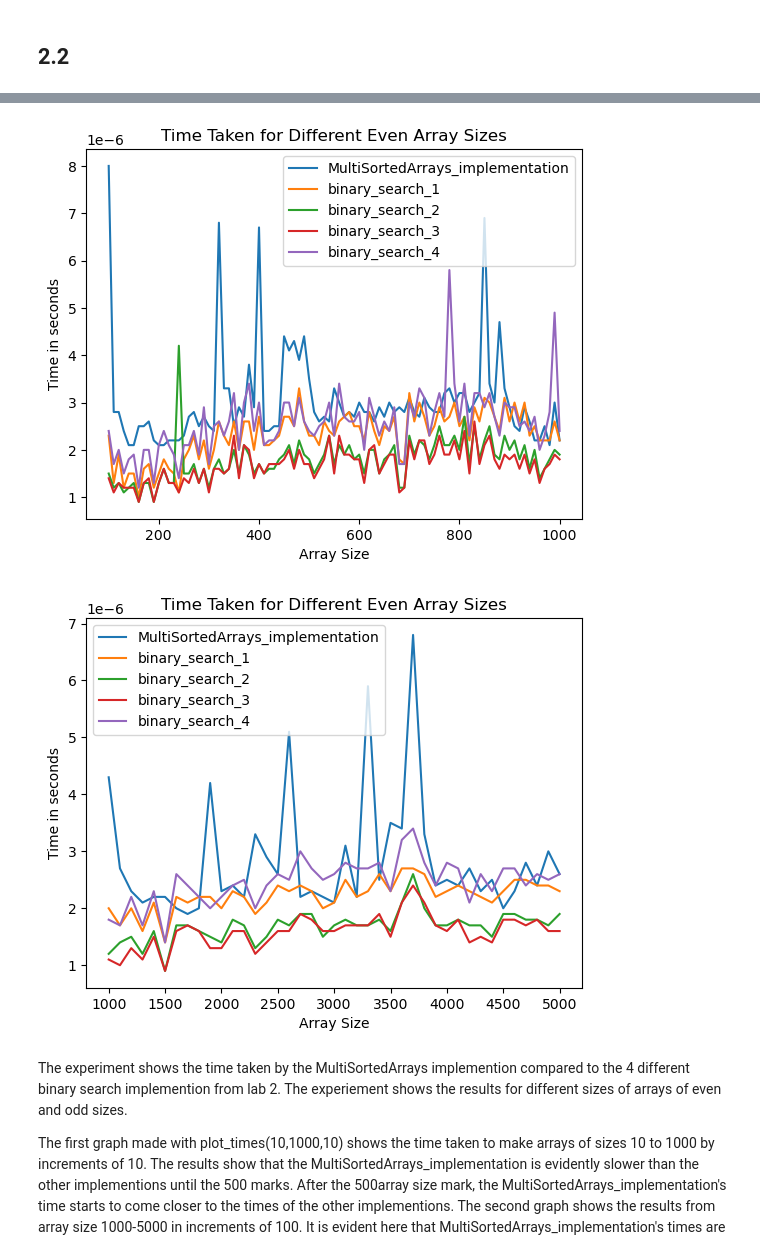
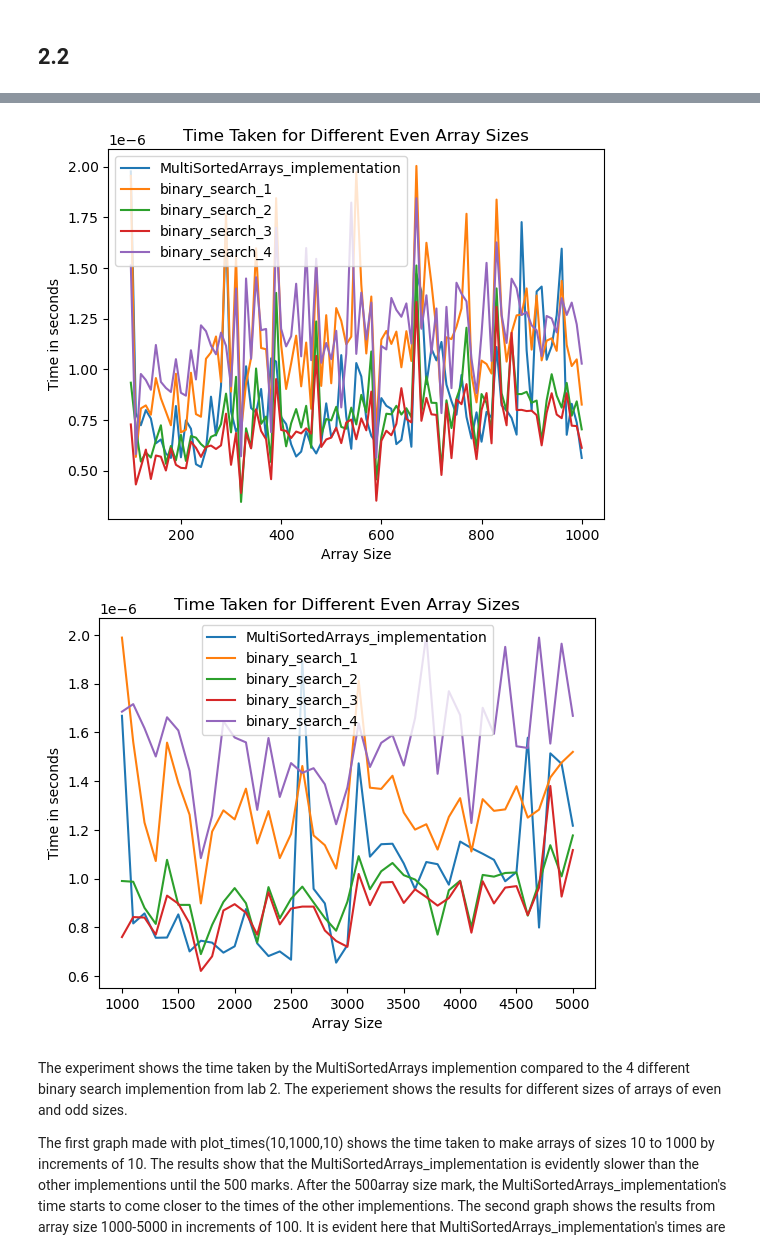
Before and after one commit to Faizanm0389/2XC3-GROUP, a Jupyter notebook: lab4/Lab_IV.ipynb, the cells around one changed output, grey strips where cells are left out. Cells and saved outputs as stored; diff of their text form; code cells hidden in the pictures.

```diff
--- a/lab4/Lab_IV.ipynb
+++ b/lab4/Lab_IV.ipynb
@@ -635,7 +648,7 @@ def plot_times(smallest_size, largest_size, increment):
         xs = generateOdd(size)
         s = random.choice(xs)
 
-        ds_time = measure_time(ds_implementation, MultiSortedArrays(max_capacity=size), xs, s)
+        ds_time = measure_time(ds_implementation, MultiSortedArrays(), xs, s)
         binary_search_1_time = measure_time(binary_search_1, xs, s)
         binary_search_2_time = measure_time(binary_search_2, xs, s)
         binary_search_3_time = measure_time(binary_search_3, xs, s)
@@ -685,36 +698,36 @@ def plot_times(smallest_size, largest_size, increment):
 
     for size in sizes:
         xs = generateOdd(size)
         s = random.choice(xs)
 
-        ds_time = measure_time(ds_implementation, MultiSortedArrays(max_capacity=size), xs, s)
+        ds_time = measure_time(ds_implementation, MultiSortedArrays(), xs, s)
         binary_search_1_time = measure_time(binary_search_1, xs, s)
         binary_search_2_time = measure_time(binary_search_2, xs, s)
         binary_search_3_time = measure_time(binary_search_3, xs, s)
         binary_search_4_time = measure_time(binary_search_4, xs, s, 0, len(xs) - 1)
 
         ds_times.append(ds_time)
         binary_search_1_times.append(binary_search_1_time)
         binary_search_2_times.append(binary_search_2_time)
         binary_search_3_times.append(binary_search_3_time)
         binary_search_4_times.append(binary_search_4_time)
 
     plt.plot(sizes, ds_times, label='MultiSortedArrays_implementation')
     plt.plot(sizes, binary_search_1_times, label='binary_search_1')
     plt.plot(sizes, binary_search_2_times, label='binary_search_2')
     plt.plot(sizes, binary_search_3_times, label='binary_search_3')
     plt.plot(sizes, binary_search_4_times, label='binary_search_4')
     plt.xlabel('Array Size')
     plt.ylabel('Time in seconds')
     plt.title('Time Taken for Different Even Array Sizes')
     plt.legend()
     plt.show()
 
 plot_times(100,1000,10)
 plot_times(1000,5000,100)
 # %% [output]
-[figure, old version]
+[figure, new version]
-[figure, old version]
+[figure, new version]
 # %% [markdown]
 The experiment shows the time taken by the MultiSortedArrays implemention compared to the 4 different binary search implemention from lab 2. The experiement shows the results for different sizes of arrays of even and odd sizes.
 
```
Also changed, not shown: parts of 4 cells of this notebook.
